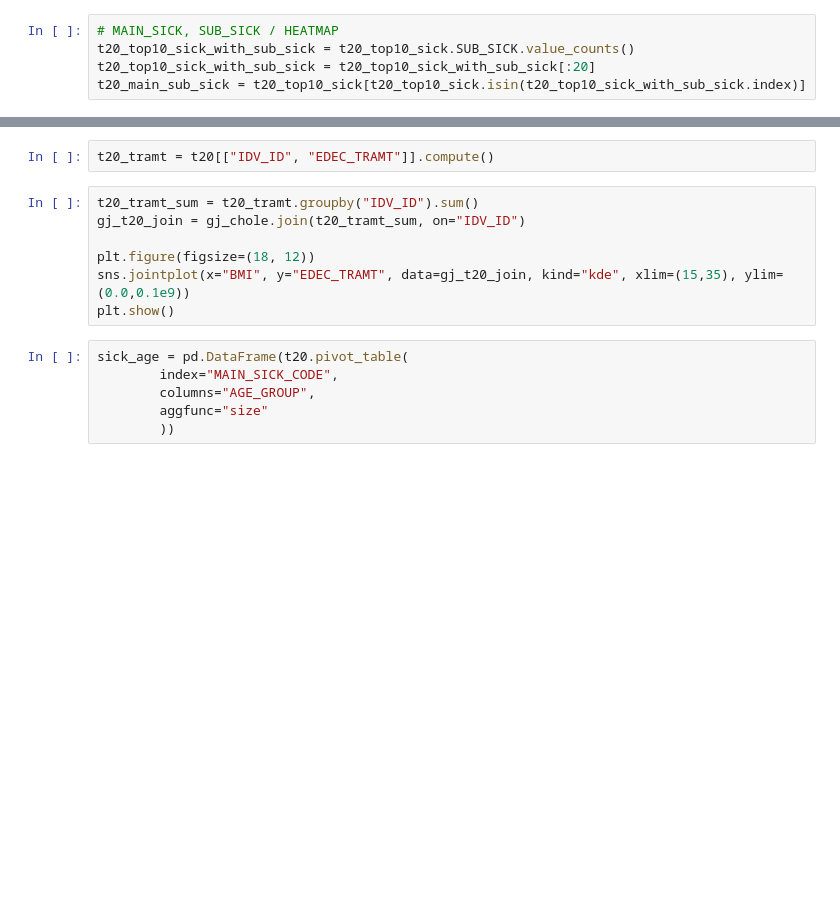
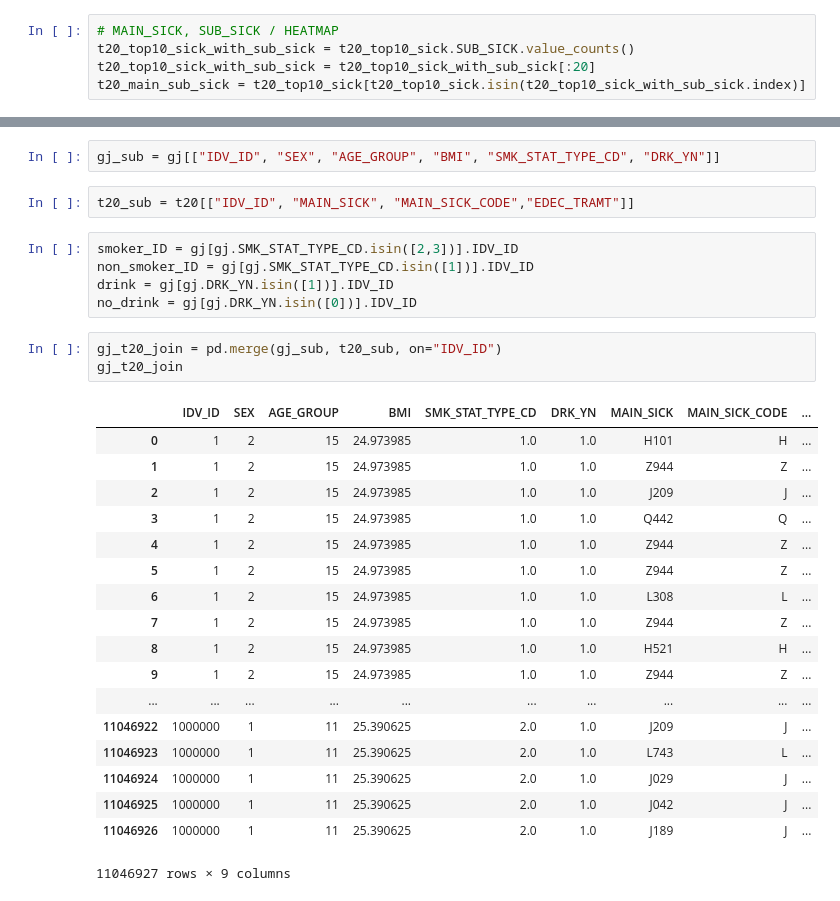
Before and after one commit to yolo0220/National_Health_Insurance_Sharing_Service_Project, a Jupyter notebook: Exploratory_Data_Analysis.ipynb, the cells around one changed output, grey strips where cells are left out. Saved outputs shown, nothing was run; the diff lists cells and outputs as text; blank space fills up the shorter version.

```diff
--- a/Exploratory_Data_Analysis.ipynb
+++ b/Exploratory_Data_Analysis.ipynb
@@ -385,15 +428,31 @@ gj_chole = gj[["IDV_ID", "BMI", "TOT_CHOLE", "HDL_CHOLE", "LDL_CHOLE"]].compute(
+# %%
+gj_sub = gj[["IDV_ID", "SEX", "AGE_GROUP", "BMI", "SMK_STAT_TYPE_CD", "DRK_YN"]]
 # %%
-t20_tramt = t20[["IDV_ID", "EDEC_TRAMT"]].compute()
+t20_sub = t20[["IDV_ID", "MAIN_SICK", "MAIN_SICK_CODE","EDEC_TRAMT"]]
-# %%
-t20_tramt_sum = t20_tramt.groupby("IDV_ID").sum()
-gj_t20_join = gj_chole.join(t20_tramt_sum, on="IDV_ID")
-
-plt.figure(figsize=(18, 12))
-sns.jointplot(x="BMI", y="EDEC_TRAMT", data=gj_t20_join, kind="kde", xlim=(15,35), ylim=(0.0,0.1e9))
-plt.show()
-# %%
-sick_age = pd.DataFrame(t20.pivot_table(
-        index="MAIN_SICK_CODE",
-        columns="AGE_GROUP",
-        aggfunc="size"
-        ))
+# %%
+smoker_ID = gj[gj.SMK_STAT_TYPE_CD.isin([2,3])].IDV_ID
+non_smoker_ID = gj[gj.SMK_STAT_TYPE_CD.isin([1])].IDV_ID
+drink = gj[gj.DRK_YN.isin([1])].IDV_ID
+no_drink = gj[gj.DRK_YN.isin([0])].IDV_ID
+# %%
+gj_t20_join = pd.merge(gj_sub, t20_sub, on="IDV_ID")
+gj_t20_join
+# %% [output]
+|  | IDV_ID | SEX | AGE_GROUP | BMI | SMK_STAT_TYPE_CD | DRK_YN | MAIN_SICK | MAIN_SICK_CODE | ... |
+| 0 | 1 | 2 | 15 | 24.973985 | 1.0 | 1.0 | H101 | H | ... |
+| 1 | 1 | 2 | 15 | 24.973985 | 1.0 | 1.0 | Z944 | Z | ... |
+| 2 | 1 | 2 | 15 | 24.973985 | 1.0 | 1.0 | J209 | J | ... |
+| 3 | 1 | 2 | 15 | 24.973985 | 1.0 | 1.0 | Q442 | Q | ... |
+| 4 | 1 | 2 | 15 | 24.973985 | 1.0 | 1.0 | Z944 | Z | ... |
+| 5 | 1 | 2 | 15 | 24.973985 | 1.0 | 1.0 | Z944 | Z | ... |
+| 6 | 1 | 2 | 15 | 24.973985 | 1.0 | 1.0 | L308 | L | ... |
+| 7 | 1 | 2 | 15 | 24.973985 | 1.0 | 1.0 | Z944 | Z | ... |
+| 8 | 1 | 2 | 15 | 24.973985 | 1.0 | 1.0 | H521 | H | ... |
+| 9 | 1 | 2 | 15 | 24.973985 | 1.0 | 1.0 | Z944 | Z | ... |
+| ... | ... | ... | ... | ... | ... | ... | ... | ... | ... |
+| 11046922 | 1000000 | 1 | 11 | 25.390625 | 2.0 | 1.0 | J209 | J | ... |
+| 11046923 | 1000000 | 1 | 11 | 25.390625 | 2.0 | 1.0 | L743 | L | ... |
+| 11046924 | 1000000 | 1 | 11 | 25.390625 | 2.0 | 1.0 | J029 | J | ... |
+| 11046925 | 1000000 | 1 | 11 | 25.390625 | 2.0 | 1.0 | J042 | J | ... |
+| 11046926 | 1000000 | 1 | 11 | 25.390625 | 2.0 | 1.0 | J189 | J | ... |
+11046927 rows × 9 columns
```
Also changed, not shown: parts of 16 cells of this notebook.
